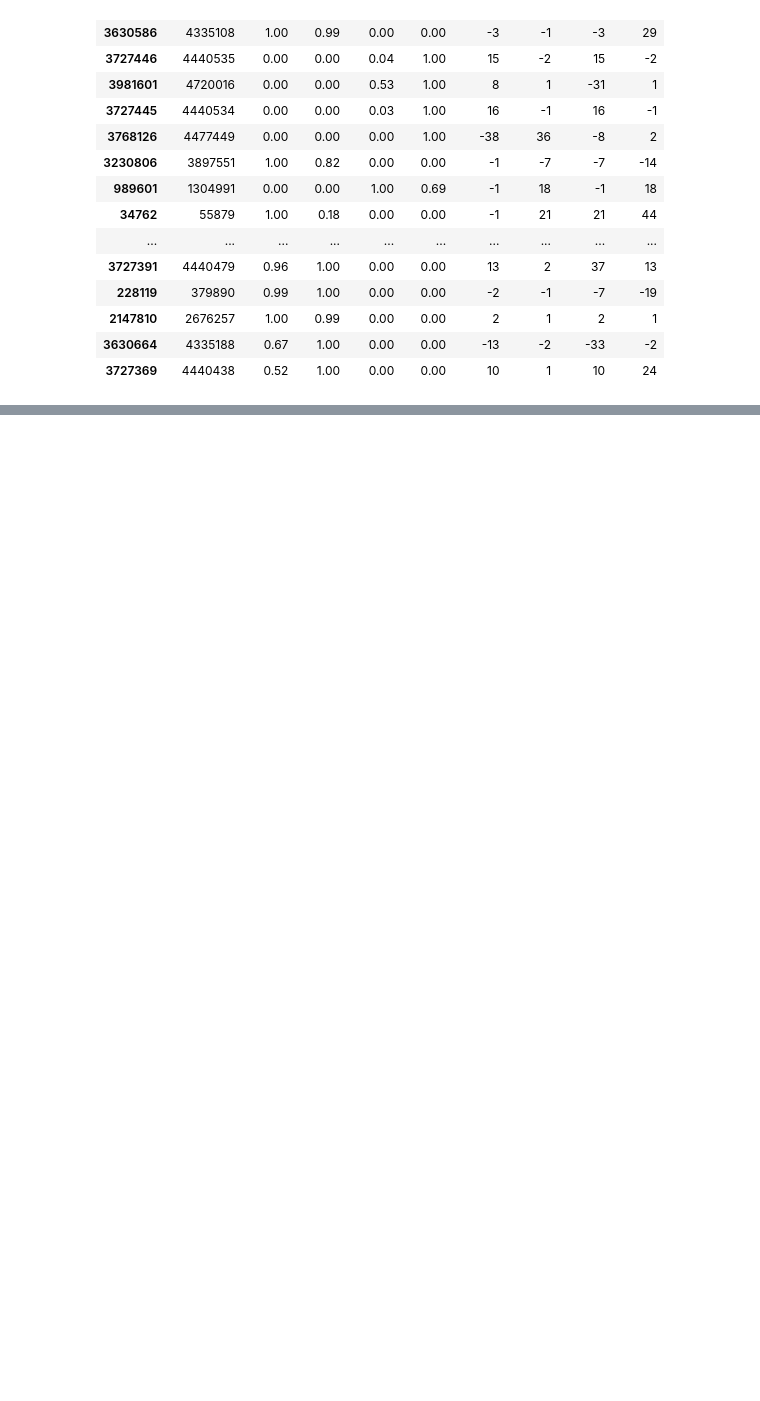
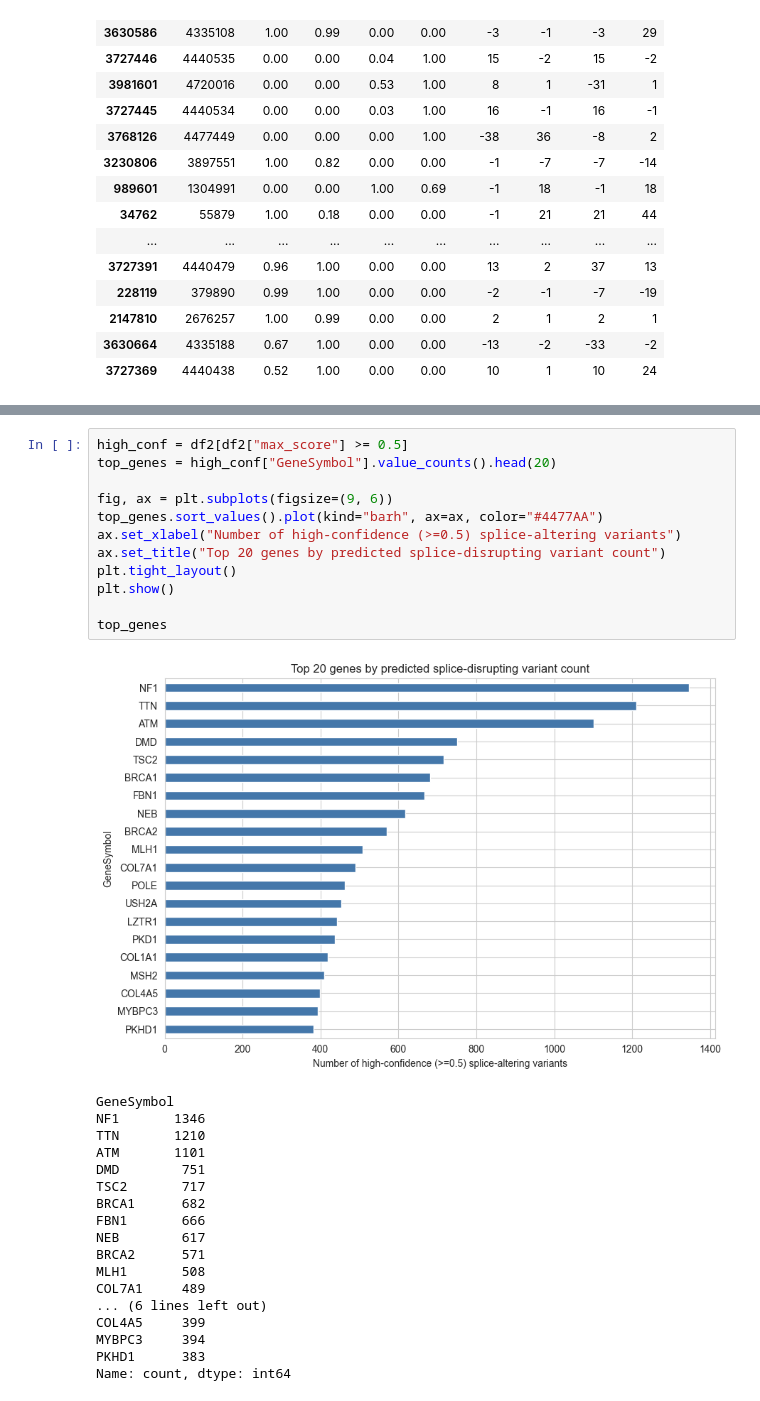
Before and after one commit to ddcohn/RBP_Isoforms_Variants, a Jupyter notebook: notebooks/spliceai_clinvar_exploration.ipynb, the cells around one changed output, grey strips where cells are left out. Cells and saved outputs as stored; diff of their text form; blank space fills up the shorter version.

```diff
--- a/notebooks/spliceai_clinvar_exploration.ipynb
+++ b/notebooks/spliceai_clinvar_exploration.ipynb
@@ -85,0 +159,31 @@ top_variants[["VariationID"] + SCORE_COLS + ["DP_AG", "DP_AL", "DP_DG", "DP_DL"]
+# %%
+high_conf = df2[df2["max_score"] >= 0.5]
+top_genes = high_conf["GeneSymbol"].value_counts().head(20)
+
+fig, ax = plt.subplots(figsize=(9, 6))
+top_genes.sort_values().plot(kind="barh", ax=ax, color="#4477AA")
+ax.set_xlabel("Number of high-confidence (>=0.5) splice-altering variants")
+ax.set_title("Top 20 genes by predicted splice-disrupting variant count")
+plt.tight_layout()
+plt.show()
+
+top_genes
+# %% [output]
+[figure, added]
+GeneSymbol
+NF1       1346
+TTN       1210
+ATM       1101
+DMD        751
+TSC2       717
+BRCA1      682
+FBN1       666
+NEB        617
+BRCA2      571
+MLH1       508
+COL7A1     489
+... (6 lines left out)
+COL4A5     399
+MYBPC3     394
+PKHD1      383
+Name: count, dtype: int64
```
Also changed, not shown: parts of 7 cells of this notebook.
